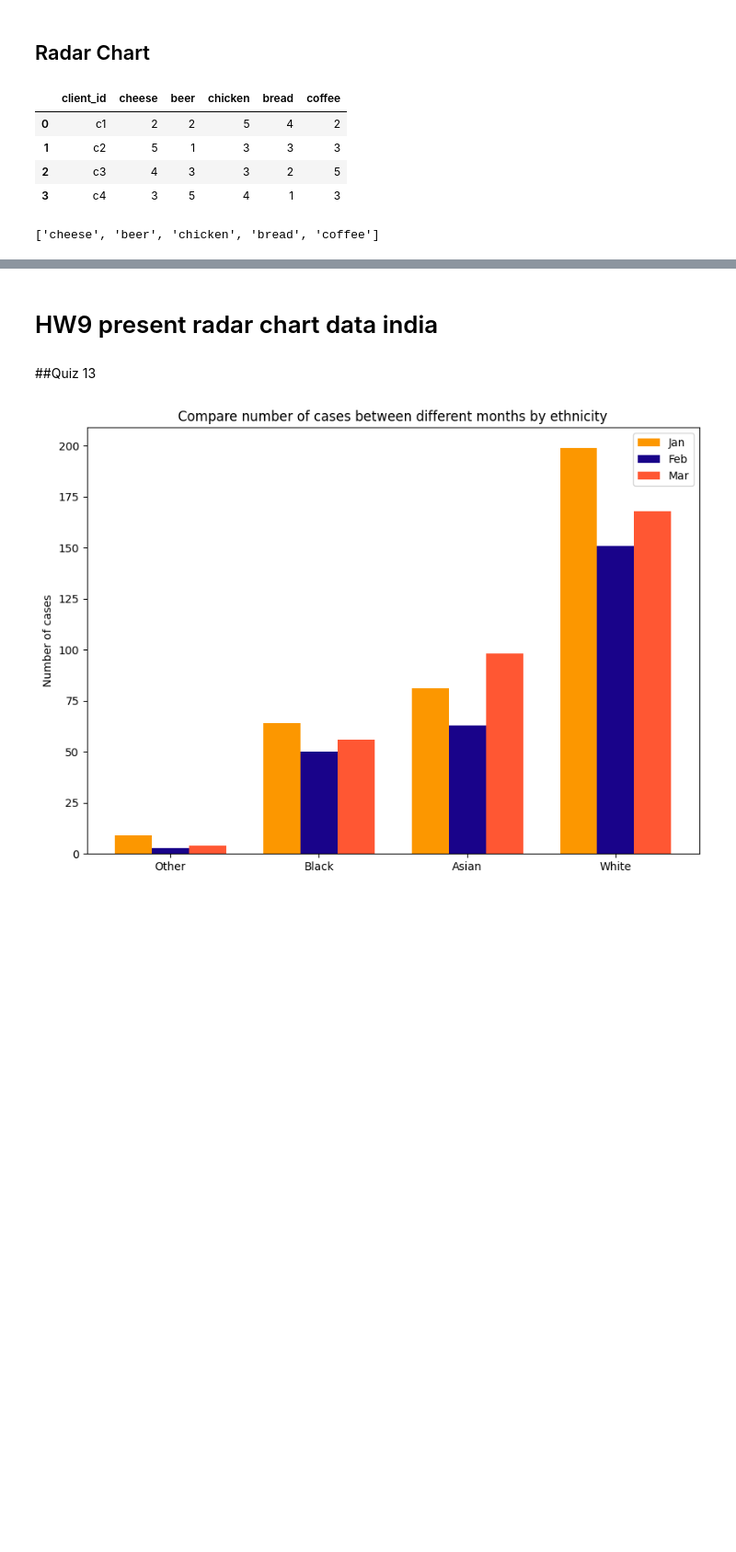
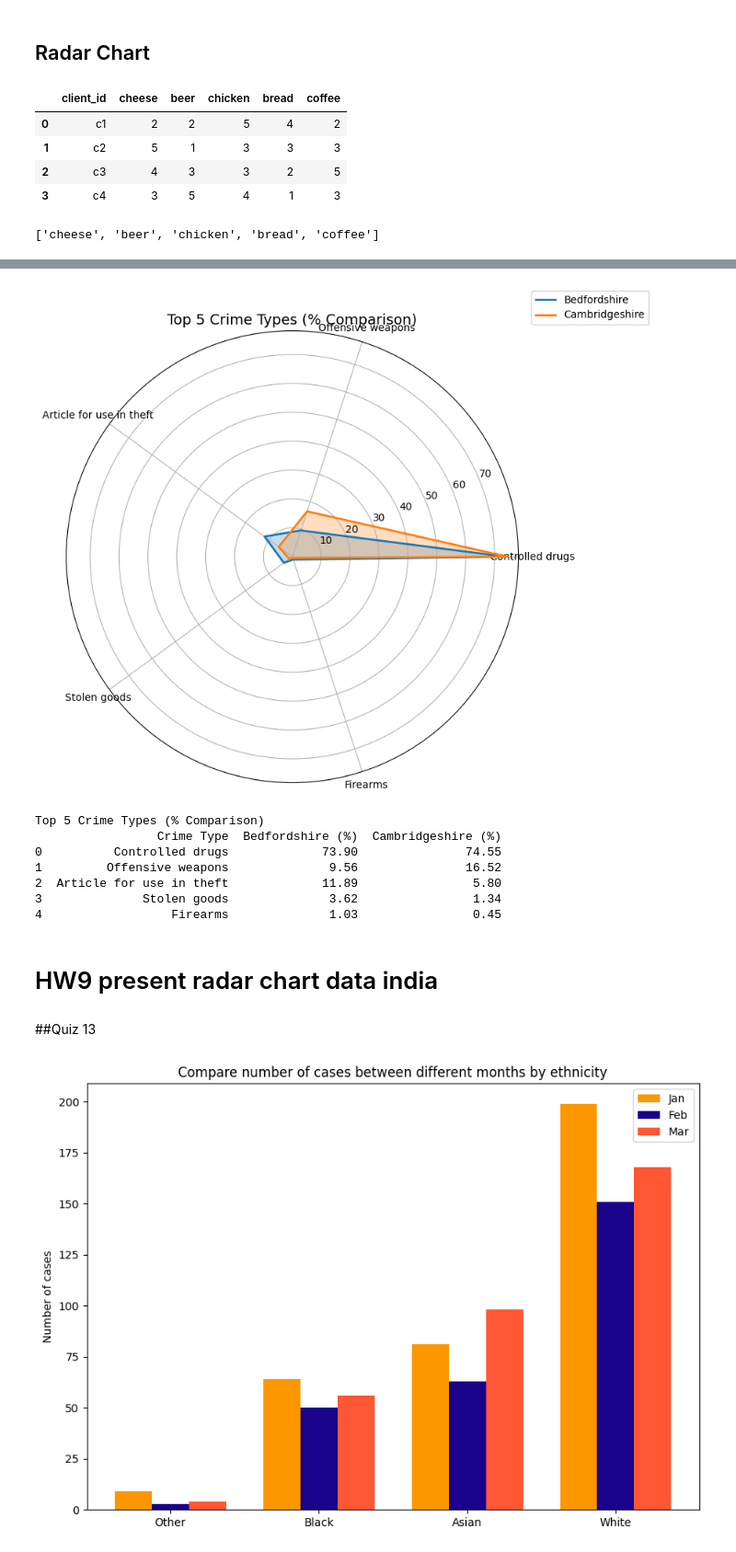
Before and after one commit to WhoAreYou1224/datavis2025, a Jupyter notebook: Copy_of_Visualize_Data_Comparison_2025.ipynb, the cells around one changed output, grey strips where cells are left out. Shown at 92% size. Cells and saved outputs as stored; diff of their text form; code cells hidden in the pictures; blank space fills up the shorter version.

```diff
--- a/Copy_of_Visualize_Data_Comparison_2025.ipynb
+++ b/Copy_of_Visualize_Data_Comparison_2025.ipynb
@@ -1007,3 +1036,74 @@ plt.legend(loc='upper right', bbox_to_anchor=(0.1, 0.1))
+# %%
+import pandas as pd
+import matplotlib.pyplot as plt
+import numpy as np
+
+# Load data for two cities using the correct path
+df_bedfordshire = pd.read_csv("/content/drive/MyDrive/Python&Datavize2025/Data/2025-01/2025-01-bedfordshire-stop-and-search.csv")
+df_cambridge = pd.read_csv("/content/drive/MyDrive/Python&Datavize2025/Data/2025-01/2025-01-cambridgeshire-stop-and-search.csv")
+
+# Count crime types and normalize
+crime_bedfordshire = df_bedfordshire['Object of search'].value_counts(normalize=True) * 100
+crime_cambridge = df_cambridge['Object of search'].value_counts(normalize=True) * 100
+
+# Combine crime types from both cities and select top N (handling potential NaNs)
+crime_total = (crime_bedfordshire.add(crime_cambridge, fill_value=0)).sort_values(ascending=False)
+
+# Filter out crime types with no occurrences in either city after combining
+crime_total = crime_total[crime_total > 0]
+
+# Select top 5 crime types (or fewer if less than 5 unique crime types exist)
+top_n = 5
+top_crimes = crime_total.head(top_n).index.tolist()
+
+
+# Prepare data for radar chart (%) - handling potential missing crime types in individual cities
+data_bedfordshire = [crime_bedfordshire.get(c, 0) for c in top_crimes]
+data_cambridge = [crime_cambridge.get(c, 0) for c in top_crimes]
+
+
+# Close the circle for the radar chart
+data_bedfordshire += data_bedfordshire[:1]
+data_cambridge += data_cambridge[:1]
+
+
+# Angles for plotting
+angles = np.linspace(0, 2*np.pi, len(top_crimes), endpoint=False).tolist()
+angles += angles[:1]
+
+# --- Radar Chart ---
+fig, ax = plt.subplots(figsize=(8,8), subplot_kw=dict(polar=True))
+ax.plot(angles, data_bedfordshire, linewidth=2, label="Bedfordshire")
+ax.fill(angles, data_bedfordshire, alpha=0.25)
+
+ax.plot(angles, data_cambridge, linewidth=2, label="Cambridgeshire")
+ax.fill(angles, data_cambridge, alpha=0.25)
+
+
+ax.set_xticks(angles[:-1])
+ax.set_xticklabels(top_crimes, fontsize=10)
+ax.set_title("Top {} Crime Types (% Comparison)".format(top_n), fontsize=14)
+ax.legend(loc="upper right", bbox_to_anchor=(1.3,1.1))
+plt.show()
+
+# --- Summary Table (%) ---
+summary_df = pd.DataFrame({
+    "Crime Type": top_crimes,
+    "Bedfordshire (%)": [crime_bedfordshire.get(c, 0) for c in top_crimes],
+    "Cambridgeshire (%)": [crime_cambridge.get(c, 0) for c in top_crimes]
+})
+
+print("\nTop {} Crime Types (% Comparison)".format(top_n))
+print(summary_df.round(2))
+# %% [output]
+[figure, added]
+Top 5 Crime Types (% Comparison)
+                 Crime Type  Bedfordshire (%)  Cambridgeshire (%)
+0          Controlled drugs             73.90               74.55
+1         Offensive weapons              9.56               16.52
+2  Article for use in theft             11.89                5.80
+3              Stolen goods              3.62                1.34
+4                  Firearms              1.03                0.45
 # %% [markdown]
 # HW9 present radar chart data india
 # %% [markdown]
```
Also changed, not shown: parts of 14 cells of this notebook.
